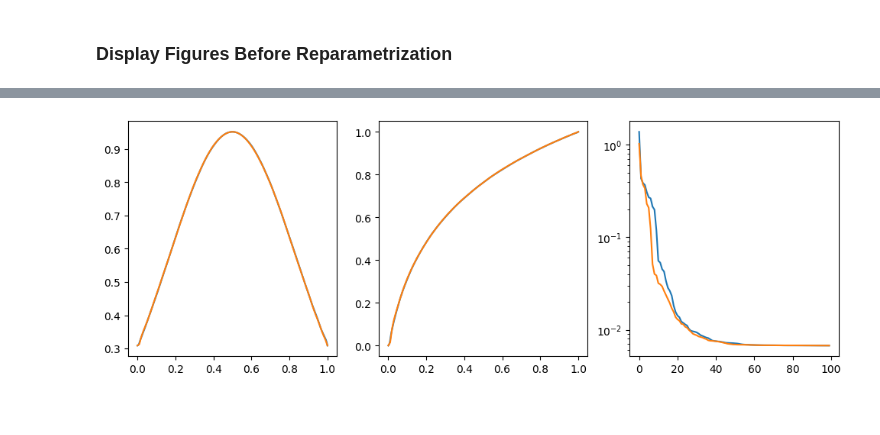
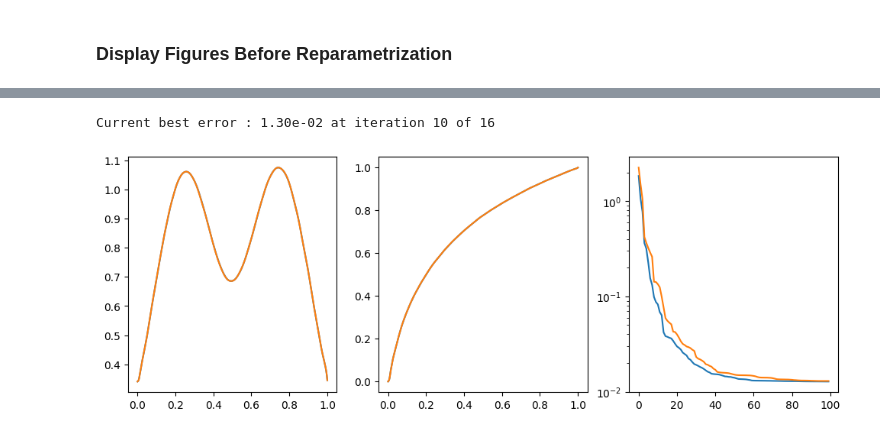
Before and after one commit to kiranvad/funcshape, a Jupyter notebook: notebooks/functions.ipynb, the cells around one changed output, grey strips where cells are left out. Cells and saved outputs as stored; diff of their text form; code cells hidden in the pictures.

Commit message:
modify print statement from warping optimization to show final errors

```diff
--- a/notebooks/functions.ipynb
+++ b/notebooks/functions.ipynb
@@ -336,17 +333,30 @@ plt.show()
 # %%
 from funcshape.functions import get_warping_function
 
-warping, best_RN_, best_error_ = get_warping_function(f1, f2)
+optim_kwargs = {"n_iters":100,
+                "n_basis":20,
+                "n_layers":20,
+                "n_restarts":16,
+                "domain_type":"linear",
+                "basis_type":"palais",
+                "lr":1e-1,
+                "n_domain":NUM_DOMAIN_POINTS,
+                "eps":1e-2,
+                "verbose" : True
+            }
+
+warping, best_RN_, best_error_ = get_warping_function(f1, f2, **optim_kwargs)
 fig, axs = plt.subplots(1,3, figsize=(4*3, 4))
 
 axs[0].plot(x, f2(xg).squeeze())
 axs[0].plot(warping.x, f2(warping.fx).squeeze())
 
 axs[1].plot(x, xg)
 axs[1].plot(warping.x, warping.fx)
 
 axs[2].semilogy(best_error)
 axs[2].semilogy(best_error_)
 plt.show()
 # %% [output]
+Current best error : 1.30e-02 at iteration 10 of 16
-[figure, old version]
+[figure, new version]
```
Also changed, not shown: parts of 6 cells of this notebook, 1 other file.
